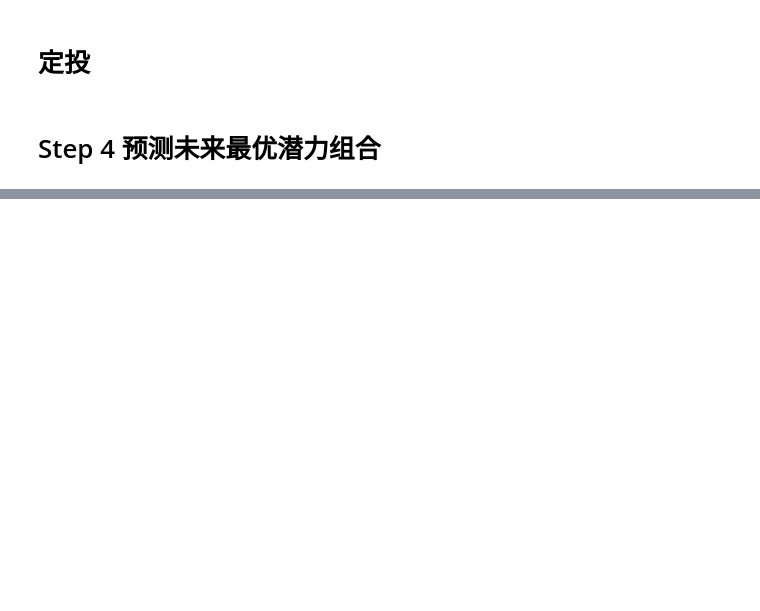
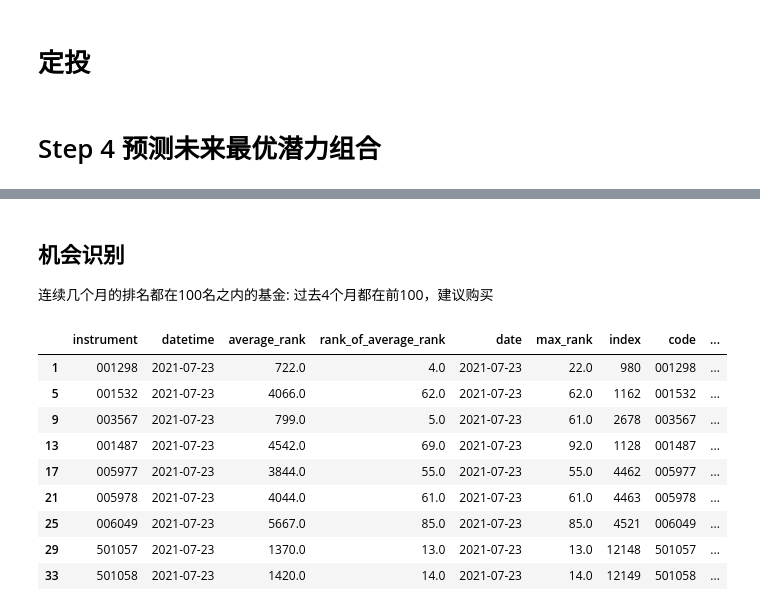
Before and after one commit to JamesWong1234/qlib, a Jupyter notebook: examples/fund-choice.ipynb, the cells around one changed output, grey strips where cells are left out. Cells and saved outputs as stored; diff of their text form; code cells hidden in the pictures; blank space fills up the shorter version.

```diff
--- a/examples/fund-choice.ipynb
+++ b/examples/fund-choice.ipynb
@@ -453,0 +269,39 @@ get_list_by_no(no='001532',date='2021-07-23')
+# %% [markdown]
+## 机会识别
+连续几个月的排名都在100名之内的基金:
+过去4个月都在前100，建议购买
+# %%
+topN = 100
+date_list = ['2021-04-23','2021-05-24','2021-06-23','2021-07-23']
+df_date_list = pd.DataFrame({'date':date_list})
+
+def get_topN_for_months(df_test, topN,df_date_list):
+    # condider Date
+    df_date_list = pd.DataFrame({'date':date_list})
+    df_date_list['date'] = pd.to_datetime(df_date_list['date'])
+    df_left = df_test[['instrument','datetime','average_rank','rank_of_average_rank']].sort_values(by=['rank_of_average_rank'])
+    df_left = pd.merge(df_left, df_date_list, how='inner', left_on='datetime', right_on='date')
+
+
+    # consider TopN
+    df_max_rank = pd.DataFrame()
+    df_max_rank["max_rank"] = df_left.groupby(['instrument'])["rank_of_average_rank"].max()
+    df_max_rank = df_max_rank.reset_index()
+    df_max_rank = df_max_rank[df_max_rank["max_rank"]<=topN]
+    df_left = pd.merge(df_left, df_max_rank, how='inner', on='instrument')
+    df_fund_code = read_fund_code_from_DB()
+    return pd.merge(df_left, df_fund_code, how='left', left_on='instrument', right_on='code')
+
+df_result = get_topN_for_months(df_test, topN,df_date_list)
+df_result[df_result['date'] == '2021-07-23' ]
+# %% [output]
+|  | instrument | datetime | average_rank | rank_of_average_rank | date | max_rank | index | code | ... |
+| 1 | 001298 | 2021-07-23 | 722.0 | 4.0 | 2021-07-23 | 22.0 | 980 | 001298 | ... |
+| 5 | 001532 | 2021-07-23 | 4066.0 | 62.0 | 2021-07-23 | 62.0 | 1162 | 001532 | ... |
+| 9 | 003567 | 2021-07-23 | 799.0 | 5.0 | 2021-07-23 | 61.0 | 2678 | 003567 | ... |
+| 13 | 001487 | 2021-07-23 | 4542.0 | 69.0 | 2021-07-23 | 92.0 | 1128 | 001487 | ... |
+| 17 | 005977 | 2021-07-23 | 3844.0 | 55.0 | 2021-07-23 | 55.0 | 4462 | 005977 | ... |
+| 21 | 005978 | 2021-07-23 | 4044.0 | 61.0 | 2021-07-23 | 61.0 | 4463 | 005978 | ... |
+| 25 | 006049 | 2021-07-23 | 5667.0 | 85.0 | 2021-07-23 | 85.0 | 4521 | 006049 | ... |
+| 29 | 501057 | 2021-07-23 | 1370.0 | 13.0 | 2021-07-23 | 13.0 | 12148 | 501057 | ... |
+| 33 | 501058 | 2021-07-23 | 1420.0 | 14.0 | 2021-07-23 | 14.0 | 12149 | 501058 | ... |
```
Also changed, not shown: parts of 45 cells of this notebook.
